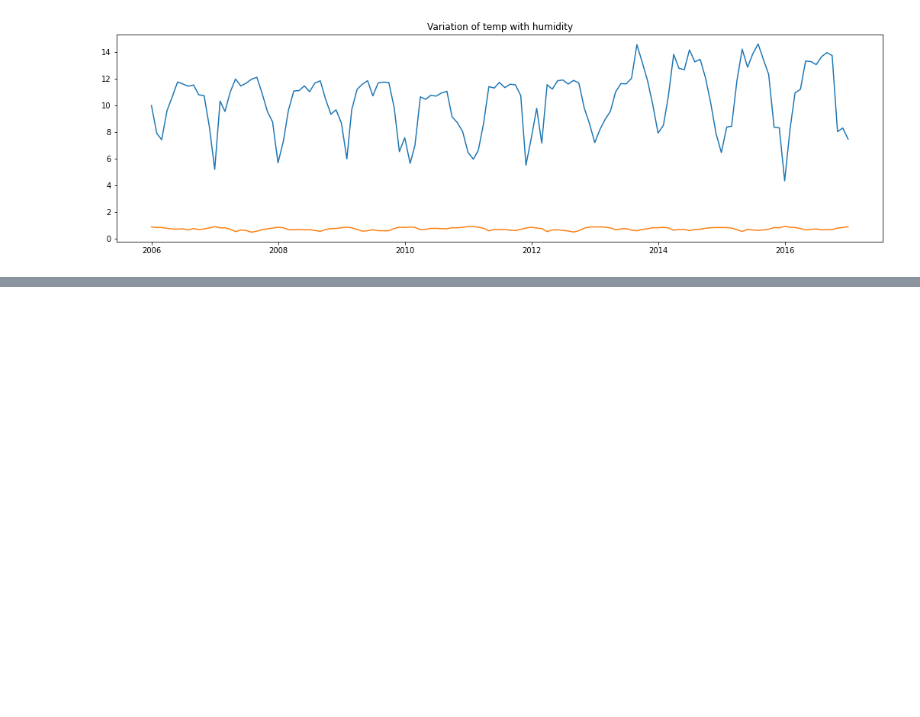
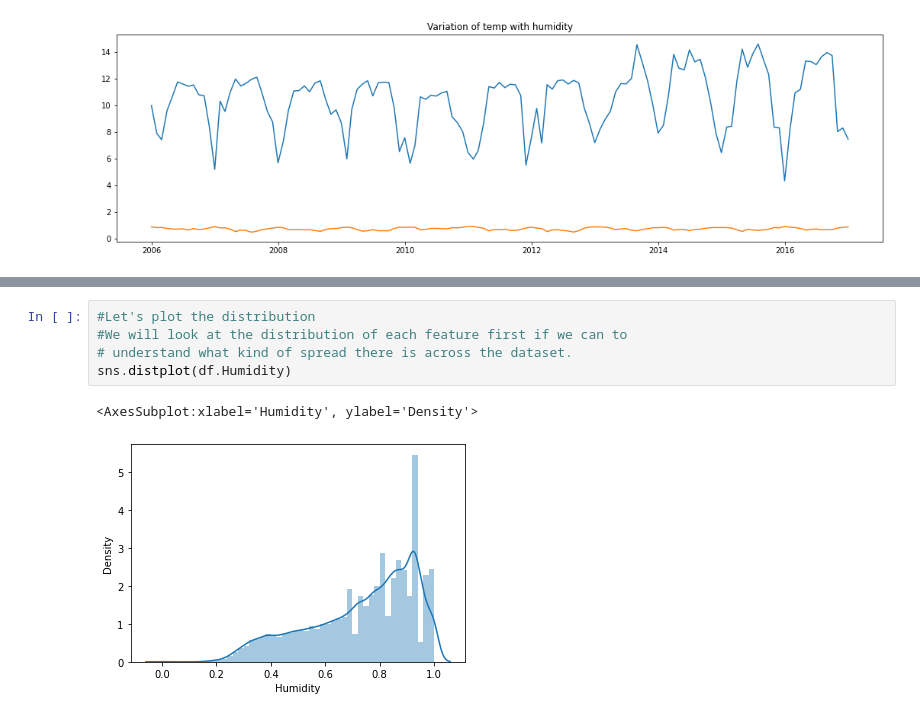
Before and after one commit to Abaleshenko/start-pyspark, a Jupyter notebook: atlas-weather/atlas-visualization.ipynb, the cells around one changed output, grey strips where cells are left out. Saved outputs shown, nothing was run; the diff lists cells and outputs as text; blank space fills up the shorter version.

```diff
--- a/atlas-weather/atlas-visualization.ipynb
+++ b/atlas-weather/atlas-visualization.ipynb
@@ -71,0 +99,8 @@ sns.heatmap(correlation, linewidths=.5, cmap="magma")
+# %%
+#Let's plot the distribution
+#We will look at the distribution of each feature first if we can to
+# understand what kind of spread there is across the dataset.
+sns.distplot(df.Humidity)
+# %% [output]
+<AxesSubplot:xlabel='Humidity', ylabel='Density'>
+[figure, added]
```
Also changed, not shown: parts of 7 cells of this notebook, 1 other file.
